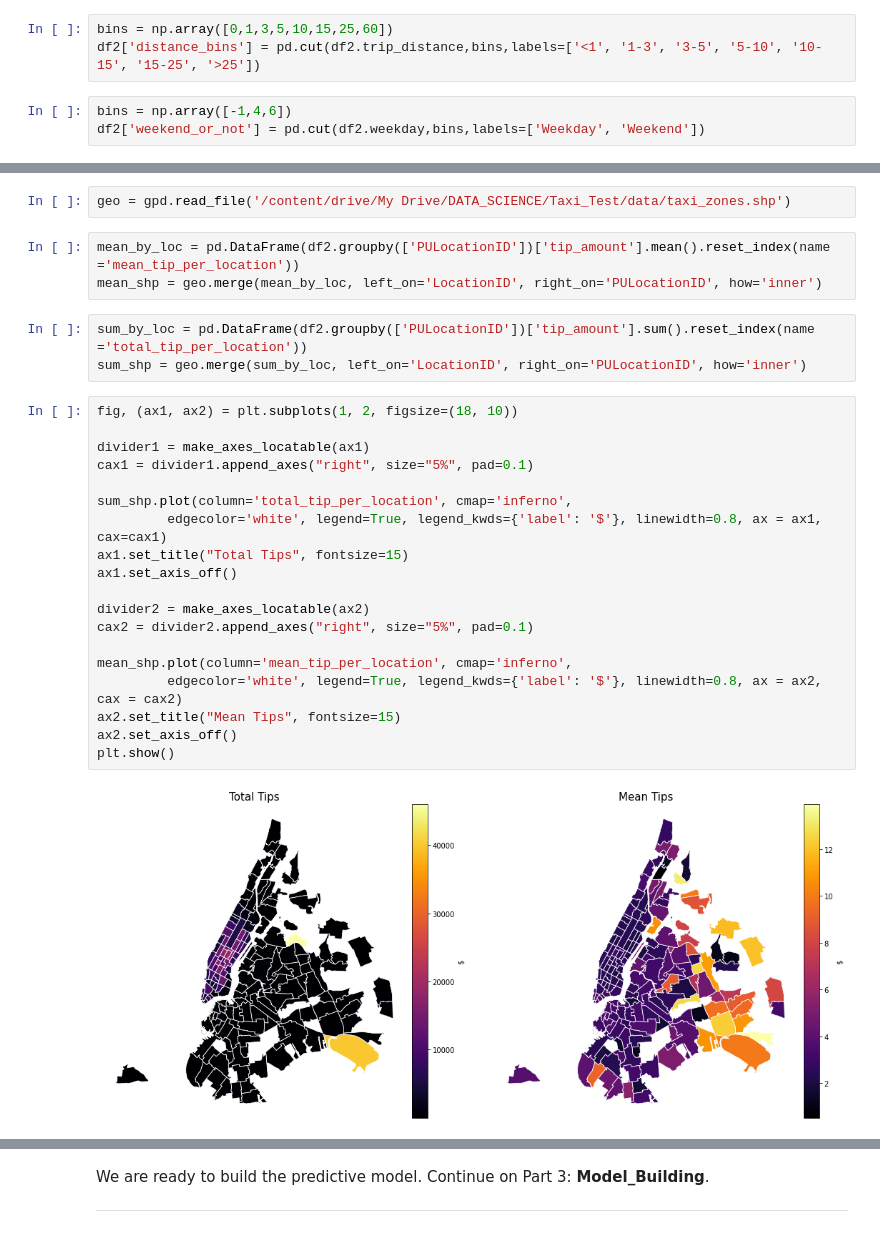
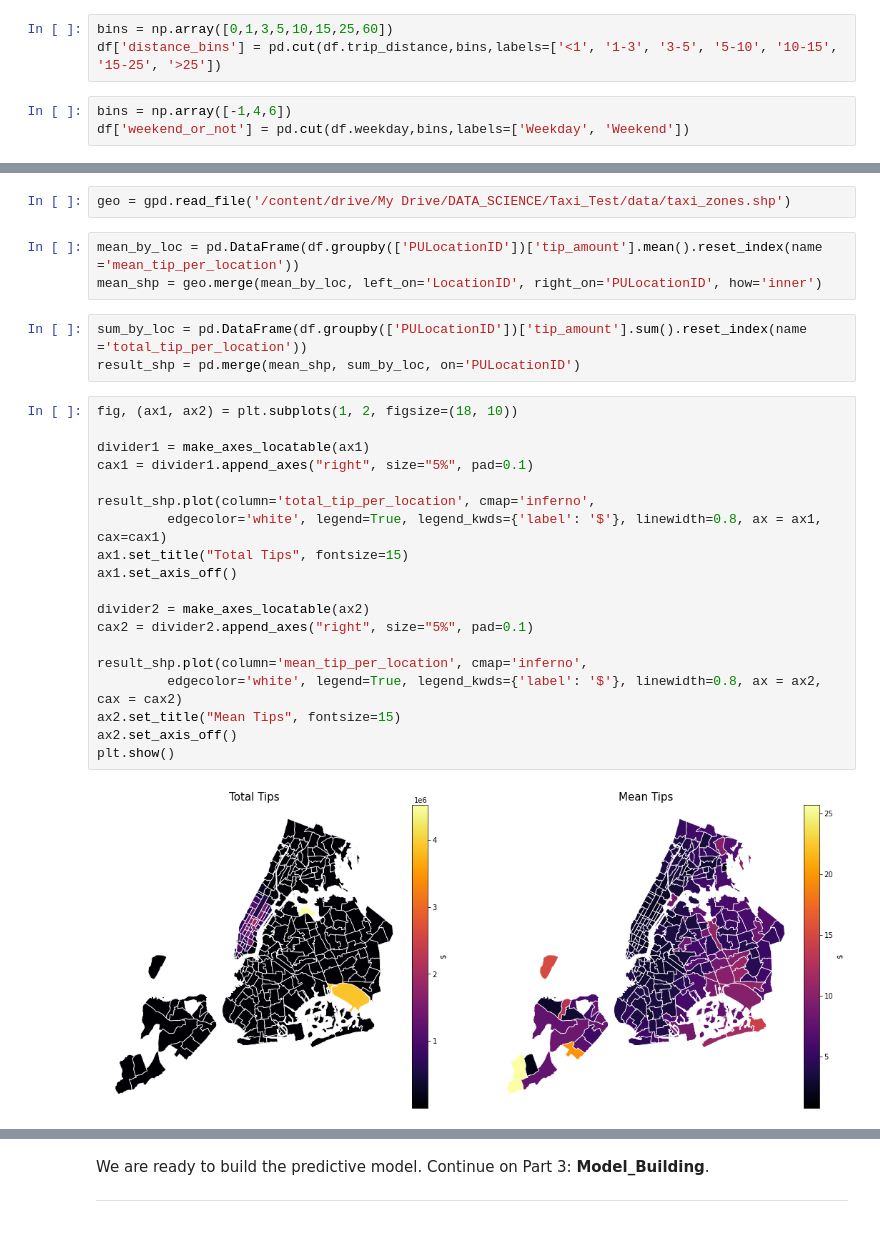
Before and after one commit to rcruzgar/taxi_tips, a Jupyter notebook: Data_Summary.ipynb, the cells around one changed output, grey strips where cells are left out. Drawn from its saved outputs; the diff is of its cells as text.

```diff
--- a/Data_Summary.ipynb
+++ b/Data_Summary.ipynb
@@ -152,9 +137,9 @@ df2['total_amount_bins'] = pd.cut(df2.total_amount,bins,labels=['<5', '5-10', '1
 # %%
 bins = np.array([0,1,3,5,10,15,25,60])
-df2['distance_bins'] = pd.cut(df2.trip_distance,bins,labels=['<1', '1-3', '3-5', '5-10', '10-15', '15-25', '>25'])
+df['distance_bins'] = pd.cut(df.trip_distance,bins,labels=['<1', '1-3', '3-5', '5-10', '10-15', '15-25', '>25'])
 # %%
 bins = np.array([-1,4,6])
-df2['weekend_or_not'] = pd.cut(df2.weekday,bins,labels=['Weekday', 'Weekend'])
+df['weekend_or_not'] = pd.cut(df.weekday,bins,labels=['Weekday', 'Weekend'])
 # %% [markdown]
 ## **Violin Plots dividing into Weekdays/Weekend**
 
@@ -214,32 +201,32 @@ Finally, we will explore briefly some basic spatial patterns: the total and mean
 # %%
 geo = gpd.read_file('/content/drive/My Drive/DATA_SCIENCE/Taxi_Test/data/taxi_zones.shp')
 # %%
-mean_by_loc = pd.DataFrame(df2.groupby(['PULocationID'])['tip_amount'].mean().reset_index(name ='mean_tip_per_location'))
+mean_by_loc = pd.DataFrame(df.groupby(['PULocationID'])['tip_amount'].mean().reset_index(name ='mean_tip_per_location'))
 mean_shp = geo.merge(mean_by_loc, left_on='LocationID', right_on='PULocationID', how='inner')
 # %%
-sum_by_loc = pd.DataFrame(df2.groupby(['PULocationID'])['tip_amount'].sum().reset_index(name ='total_tip_per_location'))
-sum_shp = geo.merge(sum_by_loc, left_on='LocationID', right_on='PULocationID', how='inner')
+sum_by_loc = pd.DataFrame(df.groupby(['PULocationID'])['tip_amount'].sum().reset_index(name ='total_tip_per_location'))
+result_shp = pd.merge(mean_shp, sum_by_loc, on='PULocationID')
 # %%
 fig, (ax1, ax2) = plt.subplots(1, 2, figsize=(18, 10))
 
 divider1 = make_axes_locatable(ax1)
 cax1 = divider1.append_axes("right", size="5%", pad=0.1)
 
-sum_shp.plot(column='total_tip_per_location', cmap='inferno',
+result_shp.plot(column='total_tip_per_location', cmap='inferno',
          edgecolor='white', legend=True, legend_kwds={'label': '$'}, linewidth=0.8, ax = ax1, cax=cax1)
 ax1.set_title("Total Tips", fontsize=15)
 ax1.set_axis_off()
 
 divider2 = make_axes_locatable(ax2)
 cax2 = divider2.append_axes("right", size="5%", pad=0.1)
 
-mean_shp.plot(column='mean_tip_per_location', cmap='inferno',
+result_shp.plot(column='mean_tip_per_location', cmap='inferno',
          edgecolor='white', legend=True, legend_kwds={'label': '$'}, linewidth=0.8, ax = ax2, cax = cax2)
 ax2.set_title("Mean Tips", fontsize=15)
 ax2.set_axis_off()
 plt.show()
 # %% [output]
-[figure, old version]
+[figure, new version]
 # %% [markdown]
 We can see that in absolute terms, the sum of tips is mostly shared between 3 locations: Manhattan, JFK airport and La Guardia airport.
 
```
Also changed, not shown: parts of 29 cells of this notebook, 3 other files.
